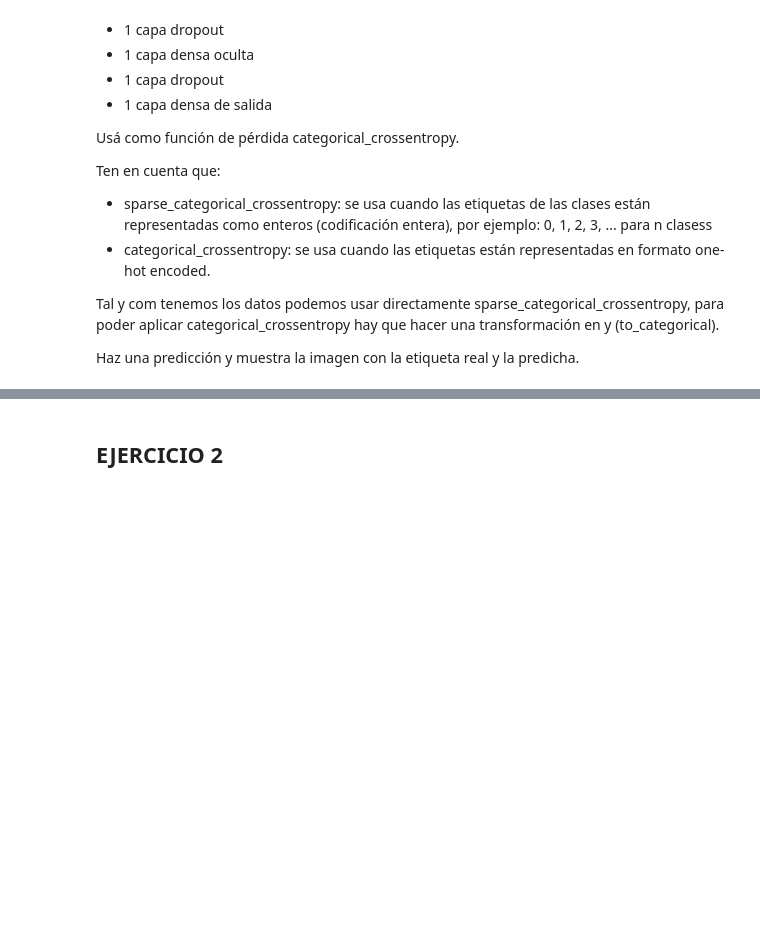
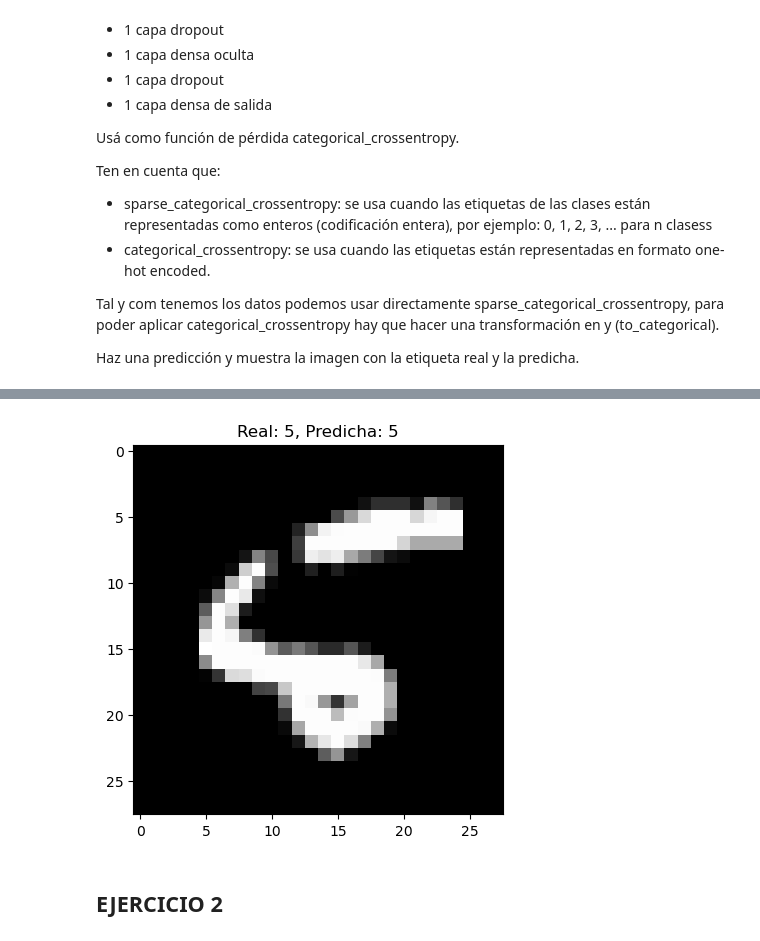
Before and after one commit to jonfdg9/IA, a Jupyter notebook: SAPA/Redes Neuronales/5_3Ejercicios.ipynb, the cells around one changed output, grey strips where cells are left out. Saved outputs shown, nothing was run; the diff lists cells and outputs as text; code cells hidden in the pictures; blank space fills up the shorter version.

```diff
--- a/SAPA/Redes Neuronales/5_3Ejercicios.ipynb
+++ b/SAPA/Redes Neuronales/5_3Ejercicios.ipynb
@@ -38,0 +64,26 @@ Haz una predicción y muestra la imagen con la etiqueta real y la predicha.
+# %%
+model = tf.keras.Sequential([
+    tf.keras.layers.Conv2D(32, (3, 3), activation='relu', input_shape=(28, 28, 1)),
+    tf.keras.layers.Conv2D(32, (3, 3), activation='relu'),
+    tf.keras.layers.MaxPooling2D((2, 2)),
+    tf.keras.layers.Conv2D(64, (3, 3), activation='relu'),
+    tf.keras.layers.Conv2D(64, (3, 3), activation='relu'),
+    tf.keras.layers.MaxPooling2D((2, 2)),
+    tf.keras.layers.Dropout(0.25),
+    tf.keras.layers.Flatten(),  # Necesario para convertir la salida en un vector 1D
+    tf.keras.layers.Dense(128, activation='relu'),
+    tf.keras.layers.Dropout(0.25),
+    tf.keras.layers.Dense(10, activation='softmax')  # 10 neuronas de salida, una por cada clase
+])
+
+# Compilar el modelo
+model.compile(optimizer='adam',
+              loss='sparse_categorical_crossentropy',
+              metrics=['sparse_categorical_accuracy'])
+
+# Entrenamiento
+history = model.fit(x_train, y_train, epochs=30, validation_split=0.1)
+
+# Evaluar el modelo
+test_loss, test_acc = model.evaluate(x_test, y_test)
+print(f"Test accuracy: {test_acc}")
@@ -38,0 +115,16 @@ Haz una predicción y muestra la imagen con la etiqueta real y la predicha.
+# %%
+# Elegir una imagen del conjunto de test
+index = 8  #Cambiar el índice para ver otra imagen
+image = x_test[index].reshape(28, 28)
+
+# Realizar la predicción
+predicted_label = np.argmax(model.predict(x_test[index:index+1]))
+
+# Obtener la etiqueta real
+real_label = y_test[index]
+
+# Mostrar la imagen
+plt.imshow(image, cmap='gray')
+plt.title(f'Real: {real_label}, Predicha: {predicted_label}')
+plt.show()
+# %% [output]
@@ -39,3 +132,4 @@ Haz una predicción y muestra la imagen con la etiqueta real y la predicha.
+[figure, added]
 # %% [markdown]
 ## EJERCICIO 2
 # %% [markdown]
```
Also changed, not shown: parts of 11 cells of this notebook, 5 other files.
